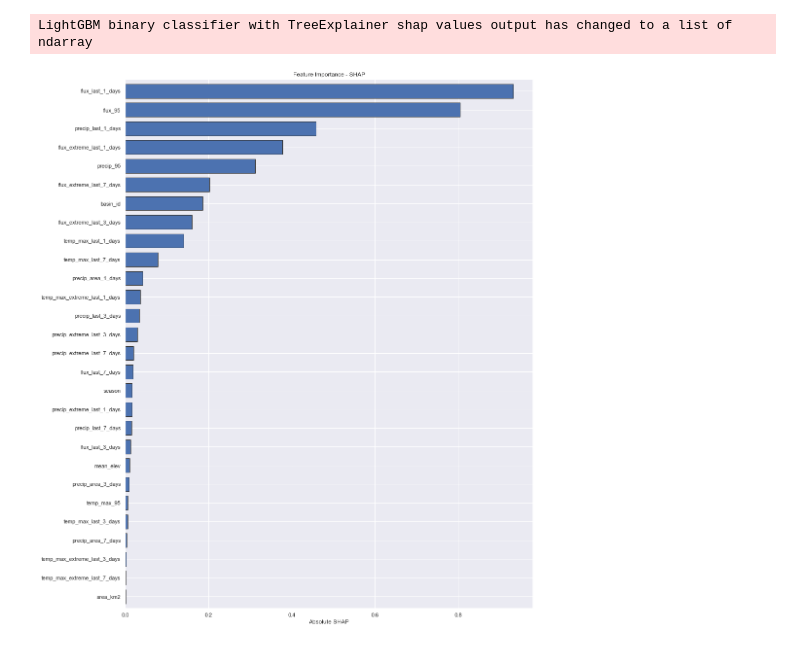
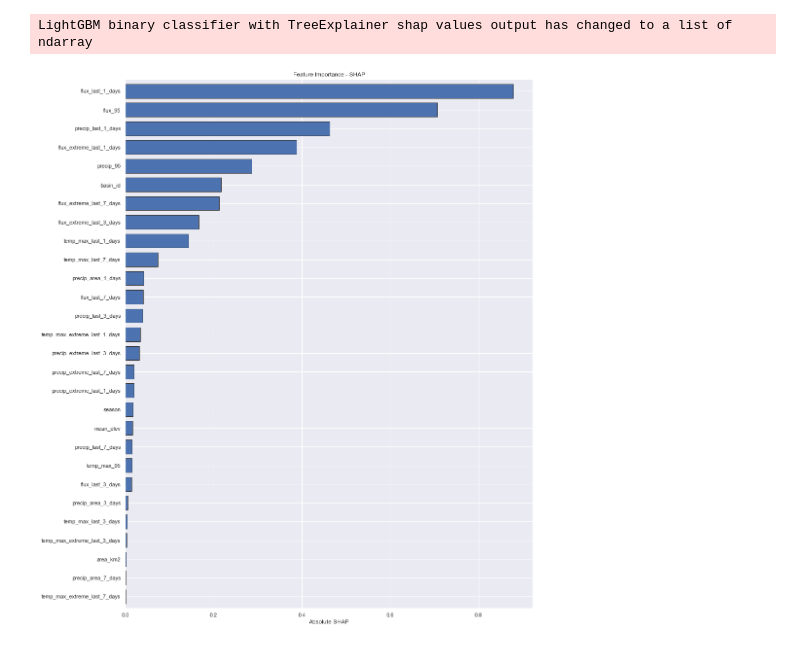
Before and after one commit to yuri-gilferreira/watershed-challenge, a Jupyter notebook: watershed_challenge.ipynb, the cells around one changed output. Cells and saved outputs as stored; diff of their text form; code cells hidden in the pictures.

```diff
--- a/watershed_challenge.ipynb
+++ b/watershed_challenge.ipynb
@@ -323,8 +323,8 @@ for variable in ['flux_extreme', 'temp_max_extreme', 'precip_extreme']:
     mv_avg_10y = avg.rolling(10*365,1).mean()
 
     # Plot
-    mv_avg_y.plot(label = 'yearly  moving average')
-    mv_avg_10y.plot(label = '10 years  moving average')
+    ax = mv_avg_y.plot(label = 'yearly  moving average')
+    bx = mv_avg_10y.plot(label = '10 years  moving average')
     plt.title("Percentage of "+ variable +" - Overall", size = 18)
     plt.legend()
     plt.ylabel(variable)
@@ -407,0 +410,32 @@ print(df_train.shape, df_test.shape, df_holdout.shape)
+# %%
+def percentile_95th(train, test, holdout, variable):
+    # Remove previous 95th and get new 95th quantile for each watershed station/season
+    df_quantile = (train
+                   .groupby(["season", "basin_id"])
+                   .quantile([0.95]).reset_index())
+
+    df_quantile = df_quantile[["season", "basin_id", variable]].rename(columns = {variable: variable + "_95"})
+
+    # Join with train dataset
+    train = pd.merge(train, df_quantile,
+                on = ["season", "basin_id"],
+                )
+    # Join with test dataset
+    test = pd.merge(test, df_quantile,
+                on = ["season", "basin_id"])
+
+    # Join with holdout dataset
+    holdout = pd.merge(holdout, df_quantile,
+                on = ["season", "basin_id"])
+
+    return train, test, holdout
+# %%
+# Drop old columns
+df_train.drop(columns = ['temp_max_95', 'flux_95', 'precip_95'], inplace = True)
+df_test.drop(columns = ['temp_max_95', 'flux_95', 'precip_95'], inplace = True)
+df_holdout.drop(columns = ['temp_max_95', 'flux_95', 'precip_95'], inplace = True)
+
+for variable in ['flux', 'temp_max', 'precip']:
+
+    # Add new ones
+    df_train, df_test, df_holdout  = percentile_95th(df_train, df_test, df_holdout, variable)
@@ -468,12 +506,14 @@ LightGBM binary classifier with TreeExplainer shap values output has changed to
 # %%
 df_shap_lgbm = pd.DataFrame(shap_lgbm[1], columns=features)
 # %%
-df_shap_lgbm.abs().mean().sort_values(ascending = True).plot.barh(figsize=(15, 1/3 * 60), edgecolor='0.2', width=0.75)
+shap_fig = df_shap_lgbm.abs().mean().sort_values(ascending = True).plot.barh(figsize=(15, 1/3 * 60), edgecolor='0.2', width=0.75)
 plt.title("Feature Importance - SHAP")
 plt.xlabel("Absolute SHAP")
 plt.show()
+
+shap_fig.figure.savefig("imgs/shap_bar.png")
 # %% [output]
-[figure, old version]
+[figure, new version]
 # %%
 def violin_plot(df, data):
     feature_order_mean = df.abs().mean().sort_values(ascending=False).index
```
Also changed, not shown: parts of 19 cells of this notebook, 9 other files.
